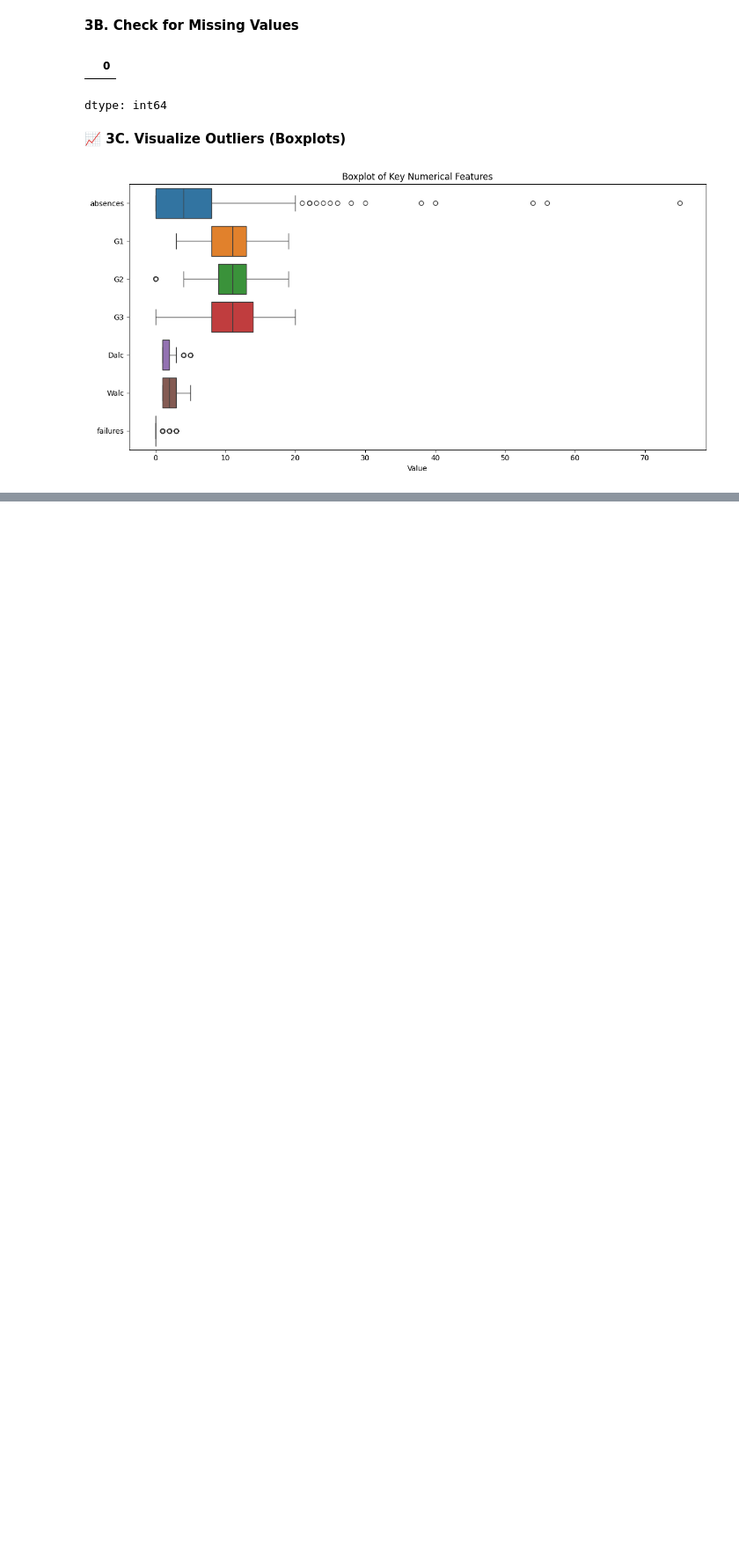
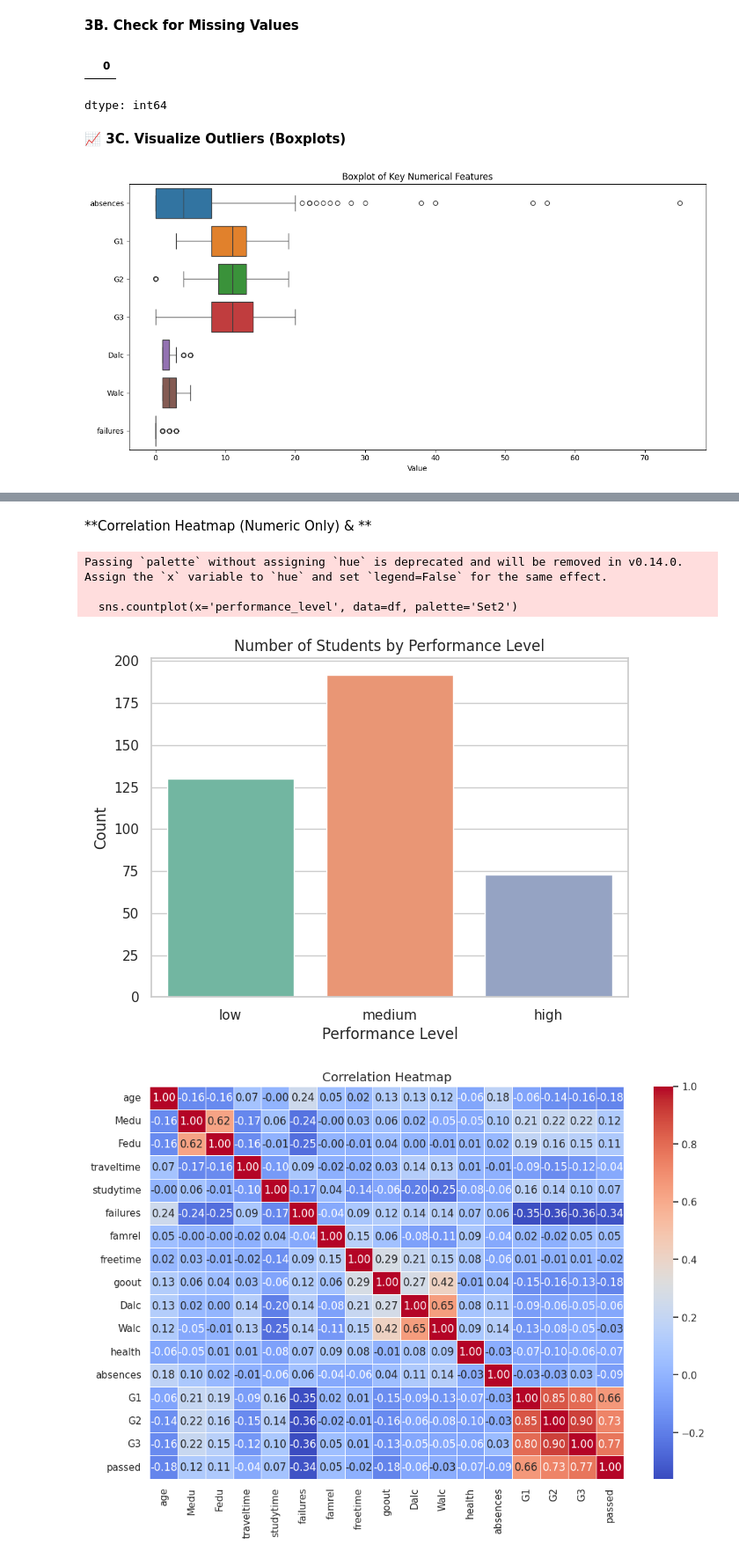
Before and after one commit to Jo7-7/ml-student-perfomance, a Jupyter notebook: notebooks/phase1_eda.ipynb, the cells around one changed output, grey strips where cells are left out. Shown at 88% size. Saved outputs shown, nothing was run; the diff lists cells and outputs as text; code cells hidden in the pictures; blank space fills up the shorter version.

Commit message:
Visualizing data distributions

```diff
--- a/notebooks/phase1_eda.ipynb
+++ b/notebooks/phase1_eda.ipynb
@@ -113,0 +127,79 @@ plt.show()
+# %% [markdown]
+**Correlation Heatmap (Numeric Only) & **
+# %%
+import pandas as pd
+import seaborn as sns
+import matplotlib.pyplot as plt
+
+# Recreate performance_level
+def classify_performance(g3):
+    if g3 <= 9:
+        return 'low'
+    elif 10 <= g3 <= 14:
+        return 'medium'
+    else:
+        return 'high'
+
+df['performance_level'] = df['G3'].apply(classify_performance)
+
+# Set up Seaborn style
+sns.set(style="whitegrid")
+
+# ----------------------------------------
+# Visualization 1: Performance Level Counts
+# ----------------------------------------
+plt.figure(figsize=(7, 5))
+sns.countplot(x='performance_level', data=df, palette='Set2')
+plt.title('Number of Students by Performance Level')
+plt.xlabel('Performance Level')
+plt.ylabel('Count')
+plt.show()
+
+
+# ----------------------------------------
+# Correlation Heatmap
+# ----------------------------------------
+plt.figure(figsize=(12, 8))
+sns.heatmap(df.corr(numeric_only=True), annot=True, fmt=".2f", cmap="coolwarm", linewidths=0.5)
+plt.title("Correlation Heatmap", fontsize=14)
+plt.show()
+
+
+# ----------------------------------------
+# 📦 1. Horizontal Boxplots (Colorful)
+# ----------------------------------------
+plt.figure(figsize=(14, 6))
+colors = ['#4daf4a', '#377eb8', '#ff7f00', '#984ea3']
+
+for i, col in enumerate(['absences', 'G1', 'G2', 'G3']):
+    plt.subplot(1, 4, i + 1)
+    sns.boxplot(x=df[col], color=colors[i])
+    plt.title(f'{col} Distribution', fontsize=11)
+    plt.xlabel('')
+    plt.ylabel(col)
+
+plt.tight_layout()
+plt.show()
+
+#Histogram of Final Grades
+sns.histplot(df['G3'], bins=10, kde=True)
+plt.title("Distribution of Final Grade (G3)")
+plt.xlabel("Grade")
+plt.ylabel("Count")
+plt.show()
+
+#Age vs Final Grade (G3)
+plt.figure(figsize=(8, 5))
+sns.scatterplot(x='age', y='G3', data=df)
+
+plt.title('Final Grade (G3) vs Age')
+plt.xlabel('Age')
+plt.ylabel('Final Grade (G3)')
+plt.grid(True)
+plt.show()
+# %% [output]
+Passing `palette` without assigning `hue` is deprecated and will be removed in v0.14.0. Assign the `x` variable to `hue` and set `legend=False` for the same effect.
+
+  sns.countplot(x='performance_level', data=df, palette='Set2')
+[figure, added]
+[figure, added]
```
Also changed, not shown: parts of 7 cells of this notebook.
